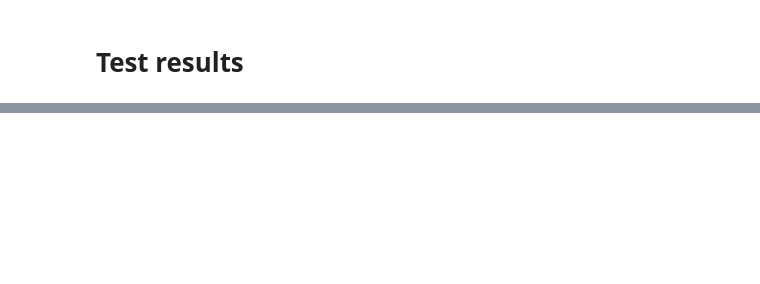
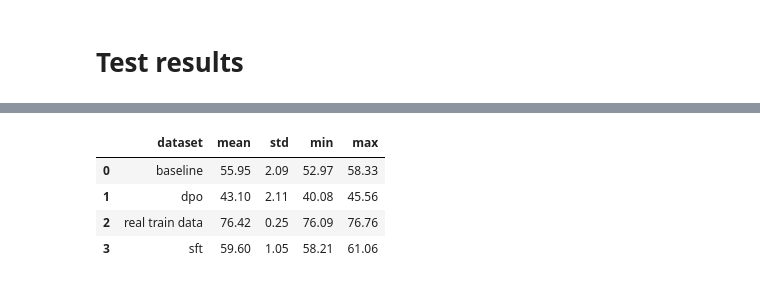
Before and after one commit to ArthurChen189/train-synthesizer, a Jupyter notebook: generate_dpo_data.ipynb, the cells around one changed output, grey strips where cells are left out. Saved outputs shown, nothing was run; the diff lists cells and outputs as text; code cells hidden in the pictures; blank space fills up the shorter version.

```diff
--- a/generate_dpo_data.ipynb
+++ b/generate_dpo_data.ipynb
@@ -123,7 +137,7 @@ dataset_dict.push_to_hub("ArthurChen189/financial_news_sentiment_analysis_dpo",
 # %% [markdown]
 ## SFT Data
 # %%
-prompt_template = Path("prompt_templates/train_synthesis/sft.txt").read_text()
+prompt_template = Path("prompt_templates/sft.txt").read_text()
 
 
 def generate_sft_data(input_id, prompt, target):
@@ -227,14 +262,42 @@ import xgboost as xgb
 import numpy as np
 from sklearn.model_selection import KFold
 
+# Set seed for reproducibility
+SEED = 42
+
 params = {
     'objective': 'multi:softmax', # Change to multiclass classification
     'eval_metric': 'mlogloss',    # Change metric for multiclass
-    'num_class': 3                # Specify number of classes (0,1,2)
+    'num_class': 3,               # Specify number of classes (0,1,2)
+    'seed': SEED                  # Set seed for XGBoost
 }
 
-kf = KFold(n_splits=5)
+kf = KFold(n_splits=5, shuffle=True, random_state=SEED)
 dtest = xgb.DMatrix(emb_real, label=real_test_data_labels)
+
+# Train on real train data
+# Train on real train data
+real_training_results = []
+dtrain = xgb.DMatrix(emb_real_train, label=real_train_data_labels)
+for i, (train_index, val_index) in enumerate(kf.split(emb_real_train)):
+    dtrain = xgb.DMatrix(emb_real_train[train_index], label=np.array(real_train_data_labels)[train_index])
+    dval = xgb.DMatrix(emb_real_train[val_index], label=np.array(real_train_data_labels)[val_index])
+    m = xgb.train(
+        params, dtrain,
+        num_boost_round=100,
+        early_stopping_rounds=10,
+        evals=[(dval, 'validation')],
+        verbose_eval=False,
+    )
+    real_training_results.append(dict(
+        fold=i,
+        dataset='real train data',
+        model=m,
+        train_acc=np.mean(m.predict(dtrain)==np.array(real_train_data_labels)[train_index]),
+        val_acc=np.mean(m.predict(dval)==np.array(real_train_data_labels)[val_index]),
+        test_acc=np.mean(m.predict(dtest)==np.array(real_test_data_labels)),
+    ))
+
 
 # Train on original synthetic data
 original_training_results = []
@@ -251,7 +314,7 @@ for i, (train_index, val_index) in enumerate(kf.split(original_emb_synth)):
     )
     original_training_results.append(dict(
         fold=i,
-        dataset='original',
+        dataset='baseline',
         model=m,
         train_acc=np.mean(m.predict(dtrain)==np.array(original_synthetic_data_labels)[train_index]),
         val_acc=np.mean(m.predict(dval)==np.array(original_synthetic_data_labels)[val_index]),
@@ -303,7 +366,7 @@ for i, (train_index, val_index) in enumerate(kf.split(dpo_emb_synth)):
     ))
 
 # Combine results
-training_results = sft_training_results + dpo_training_results + original_training_results
+training_results = sft_training_results + dpo_training_results + original_training_results + real_training_results
 # %%
 # Convert results to DataFrame for visualization
 import pandas as pd
@@ -354,0 +430,12 @@ plt.show()
+# %%
+# Convert to percentages and format to 2 decimal places
+formatted_df = summary_df.copy()
+formatted_df[['mean', 'std', 'min', 'max']] = formatted_df[['mean', 'std', 'min', 'max']] * 100
+formatted_df[['mean', 'std', 'min', 'max']] = formatted_df[['mean', 'std', 'min', 'max']].round(2)
+formatted_df
+# %% [output]
+|  | dataset | mean | std | min | max |
+| 0 | baseline | 55.95 | 2.09 | 52.97 | 58.33 |
+| 1 | dpo | 43.10 | 2.11 | 40.08 | 45.56 |
+| 2 | real train data | 76.42 | 0.25 | 76.09 | 76.76 |
+| 3 | sft | 59.60 | 1.05 | 58.21 | 61.06 |
```
Also changed, not shown: parts of 9 cells of this notebook, 9 other files.
